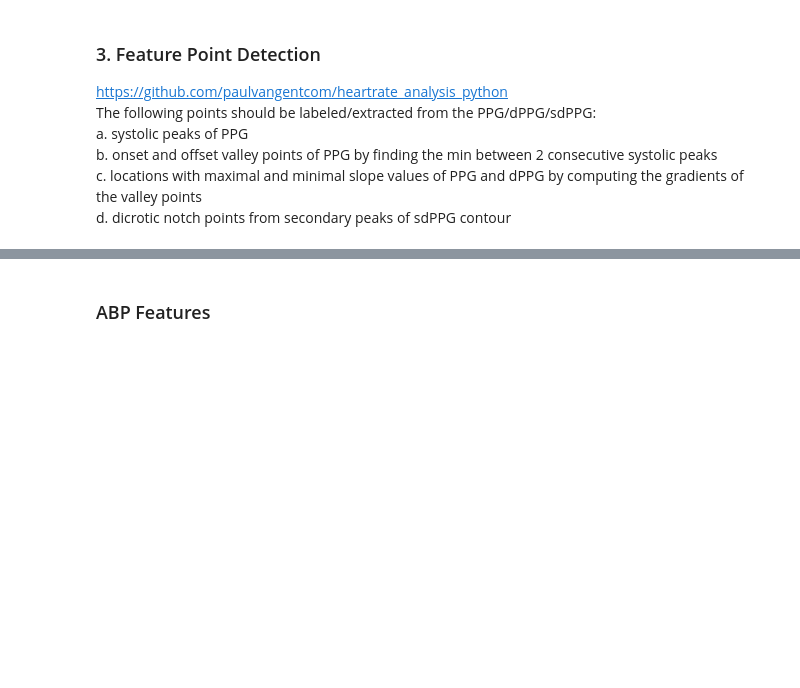
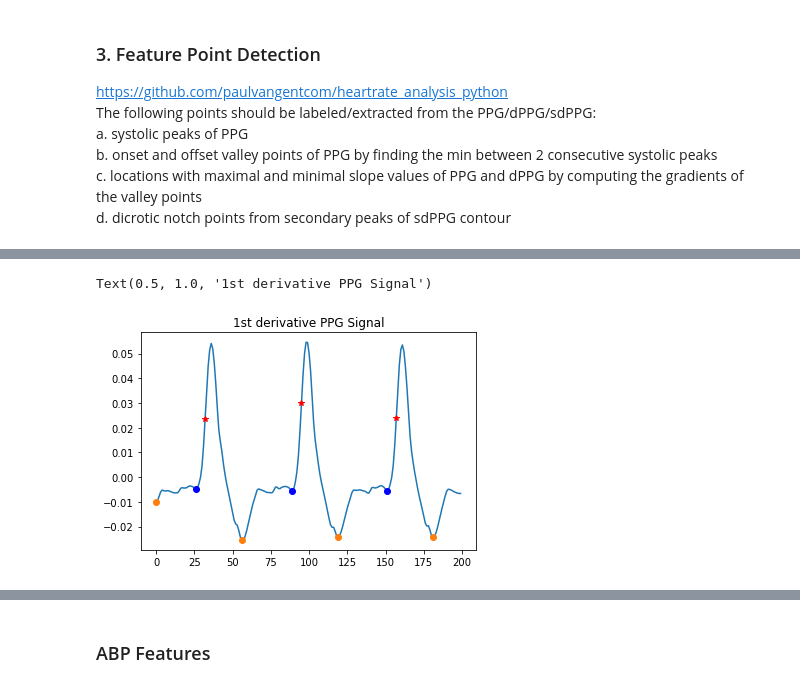
Before and after one commit to anr22156/VT_SeniorDesign, a Jupyter notebook: Algorithm_practice.ipynb, the cells around one changed output, grey strips where cells are left out. Drawn from its saved outputs; the diff is of its cells as text; code cells hidden in the pictures; blank space fills up the shorter version.

```diff
--- a/Algorithm_practice.ipynb
+++ b/Algorithm_practice.ipynb
@@ -457,8 +474,12 @@ plt.plot(dicrotic_notch_idx[:4],dicrotic_notch[:4],'ro')
 # %%
 plt.plot(PPG_d[:200])
 plt.plot(slopeval_dppg_idx[0:3],slopeval_dppg[0:3],'r*')
 plt.plot(dppg_valley_point_idx[0:3], dppg_valley_point[0:3],'bo')
 plt.plot(dppg_dDA_point_idx[0:4],dppg_dDA_point[0:4],'o')
+plt.title('1st derivative PPG Signal')
+# %% [output]
+Text(0.5, 1.0, '1st derivative PPG Signal')
+[figure, added]
 # %%
 plt.plot(PPG_sd)
 plt.plot(dicrotic_notch_idx,PPG_sd[dicrotic_notch_idx],'r*')
```
Also changed, not shown: parts of 41 cells of this notebook, 2 other files.
